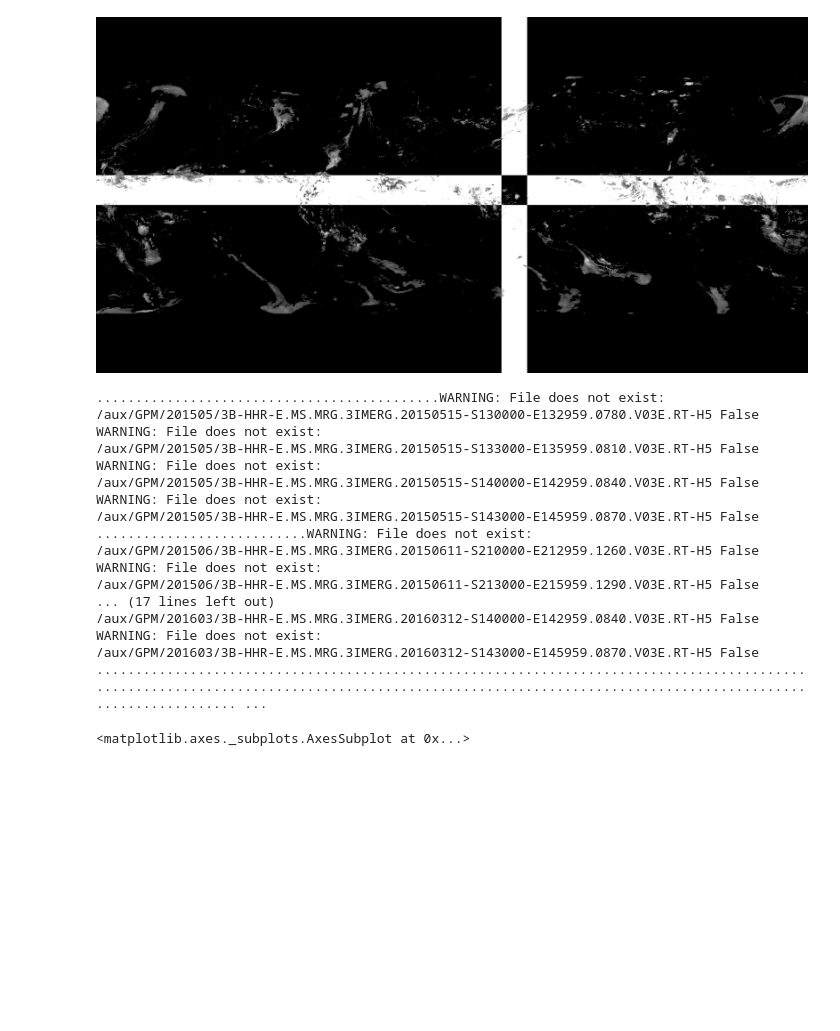
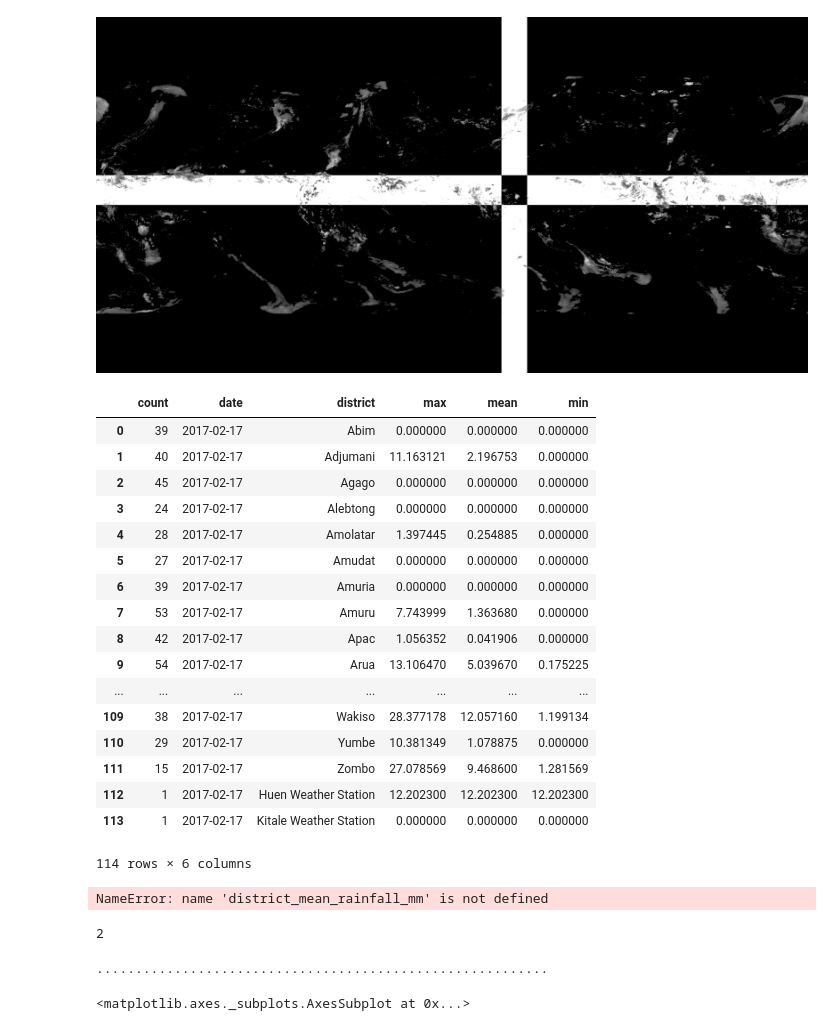
Before and after one commit to nathanathan/GPM-district-precipitation, a Jupyter notebook: uganda-district-precipitation.ipynb, the cells around one changed output. Drawn from its saved outputs; the diff is of its cells as text; code cells hidden in the pictures; blank space fills up the shorter version.

```diff
--- a/uganda-district-precipitation.ipynb
+++ b/uganda-district-precipitation.ipynb
@@ -244,0 +267,29 @@ Image.fromarray(im_array.transpose()[::-1], 'L')
+# %%
+pd.DataFrame(zstats)
+# %% [output]
+|  | count | date | district | max | mean | min |
+| 0 | 39 | 2017-02-17 | Abim | 0.000000 | 0.000000 | 0.000000 |
+| 1 | 40 | 2017-02-17 | Adjumani | 11.163121 | 2.196753 | 0.000000 |
+| 2 | 45 | 2017-02-17 | Agago | 0.000000 | 0.000000 | 0.000000 |
+| 3 | 24 | 2017-02-17 | Alebtong | 0.000000 | 0.000000 | 0.000000 |
+| 4 | 28 | 2017-02-17 | Amolatar | 1.397445 | 0.254885 | 0.000000 |
+| 5 | 27 | 2017-02-17 | Amudat | 0.000000 | 0.000000 | 0.000000 |
+| 6 | 39 | 2017-02-17 | Amuria | 0.000000 | 0.000000 | 0.000000 |
+| 7 | 53 | 2017-02-17 | Amuru | 7.743999 | 1.363680 | 0.000000 |
+| 8 | 42 | 2017-02-17 | Apac | 1.056352 | 0.041906 | 0.000000 |
+| 9 | 54 | 2017-02-17 | Arua | 13.106470 | 5.039670 | 0.175225 |
+| ... | ... | ... | ... | ... | ... | ... |
+| 109 | 38 | 2017-02-17 | Wakiso | 28.377178 | 12.057160 | 1.199134 |
+| 110 | 29 | 2017-02-17 | Yumbe | 10.381349 | 1.078875 | 0.000000 |
+| 111 | 15 | 2017-02-17 | Zombo | 27.078569 | 9.468600 | 1.281569 |
+| 112 | 1 | 2017-02-17 | Huen Weather Station | 12.202300 | 12.202300 | 12.202300 |
+| 113 | 1 | 2017-02-17 | Kitale Weather Station | 0.000000 | 0.000000 | 0.000000 |
+114 rows × 6 columns
+# %%
+district_mean_rainfall_mm
+# %% [output]
+NameError: name 'district_mean_rainfall_mm' is not defined
+# %%
+1+1
+# %% [output]
+2
@@ -245,7 +299,6 @@ Image.fromarray(im_array.transpose()[::-1], 'L')
 # %%
 # Create a time series of precipitation by district with ticks for each day.
-timeseries = []
-for day in pd.date_range('4/1/2015', '11/20/2016', freq='D'):
+for day in pd.date_range(timeseries.date.max(), pd.Timestamp.now(), freq='D'):
     data = get_total_precipitation(
         pd.to_datetime(day),
         pd.to_datetime(day) + datetime.timedelta(1))
@@ -258,23 +311,10 @@ for day in pd.date_range('4/1/2015', '11/20/2016', freq='D'):
     for idx, row in uganda_shapes.iterrows():
         zstats[idx]['district'] = row.district
         zstats[idx]['date'] = day
-    timeseries.extend(zstats)
+    zstats_frame = pd.DataFrame(zstats)
+    # TODO: Add min and max
+    zstats_frame = zstats_frame.rename(columns={'mean': 'district_mean_rainfall_mm'}).drop(['min', 'max', 'count'], axis=1)
+    timeseries = timeseries.append(zstats_frame)
 # %% [output]
-............................................WARNING: File does not exist:
-/aux/GPM/201505/3B-HHR-E.MS.MRG.3IMERG.20150515-S130000-E132959.0780.V03E.RT-H5 False
-WARNING: File does not exist:
-/aux/GPM/201505/3B-HHR-E.MS.MRG.3IMERG.20150515-S133000-E135959.0810.V03E.RT-H5 False
-WARNING: File does not exist:
-/aux/GPM/201505/3B-HHR-E.MS.MRG.3IMERG.20150515-S140000-E142959.0840.V03E.RT-H5 False
-WARNING: File does not exist:
-/aux/GPM/201505/3B-HHR-E.MS.MRG.3IMERG.20150515-S143000-E145959.0870.V03E.RT-H5 False
-...........................WARNING: File does not exist:
-/aux/GPM/201506/3B-HHR-E.MS.MRG.3IMERG.20150611-S210000-E212959.1260.V03E.RT-H5 False
-WARNING: File does not exist:
-/aux/GPM/201506/3B-HHR-E.MS.MRG.3IMERG.20150611-S213000-E215959.1290.V03E.RT-H5 False
-... (17 lines left out)
-/aux/GPM/201603/3B-HHR-E.MS.MRG.3IMERG.20160312-S140000-E142959.0840.V03E.RT-H5 False
-WARNING: File does not exist:
-/aux/GPM/201603/3B-HHR-E.MS.MRG.3IMERG.20160312-S143000-E145959.0870.V03E.RT-H5 False
-........................................................................................................................................................................................................ ...
+..........................................................
 # %%
```
Also changed, not shown: parts of 5 cells of this notebook, 1 other file.
